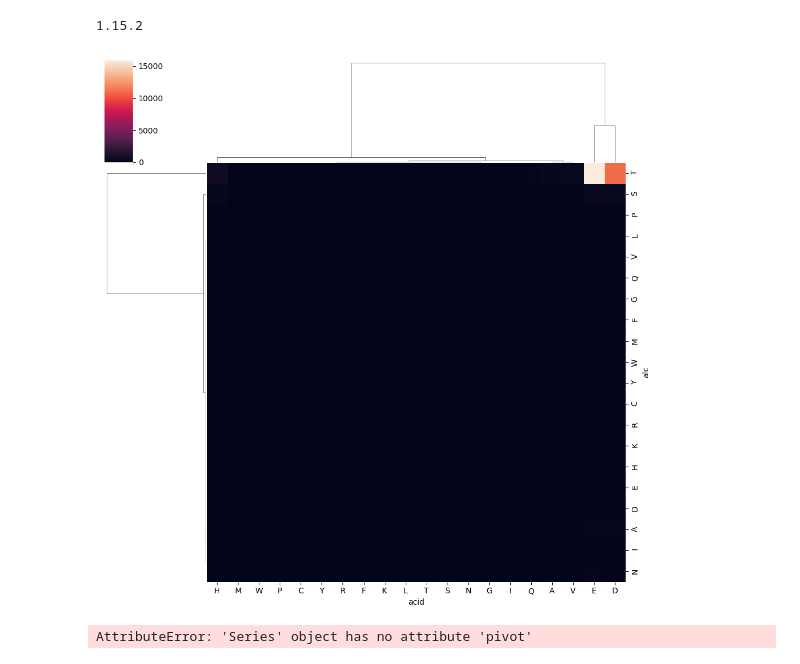
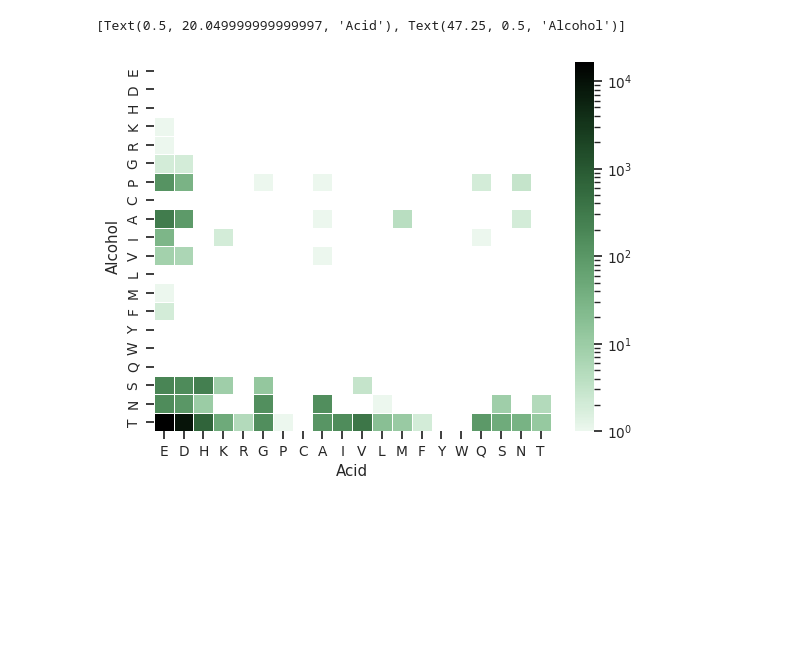
Before and after one commit to aleciagee/ihelix-residues-analysis, a Jupyter notebook: analysis/biocatnet_r1r2_comparison/biocatnet_r1r2_acidalcohol.ipynb, the cells around one changed output. Saved outputs shown, nothing was run; the diff lists cells and outputs as text; code cells hidden in the pictures; blank space fills up the shorter version.

```diff
--- a/analysis/biocatnet_r1r2_comparison/biocatnet_r1r2_acidalcohol.ipynb
+++ b/analysis/biocatnet_r1r2_comparison/biocatnet_r1r2_acidalcohol.ipynb
@@ -205,9 +206,17 @@ heatmap_orderedAA
-# %%
-sns.clustermap(heatmap_orderedAA)
-# %% [output]
-1.15.2
-[figure, removed]
-# %%
-heatmap_data = acidalc.pivot(index='alc', columns='acid', values='sum')
-# %% [output]
-AttributeError: 'Series' object has no attribute 'pivot'
+# %%
+cmap = sns.cubehelix_palette(start=2, rot=0, dark=0, light=.95, as_cmap=True)
+sns.set_style(style='ticks')
+sns.axes_style({'font.sans-serif': 'Verdana'})
+
+heatmap = sns.heatmap(
+    heatmap_orderedAA,
+    norm=LogNorm(),
+    linecolor='white',
+    linewidths=0.5,
+    cmap=cmap
+    )
+
+heatmap.set(xlabel="Acid", ylabel="Alcohol")
+# %% [output]
+[Text(0.5, 20.049999999999997, 'Acid'), Text(47.25, 0.5, 'Alcohol')]
+[figure, added]
```
Also changed, not shown: parts of 10 cells of this notebook, 21 other files.
